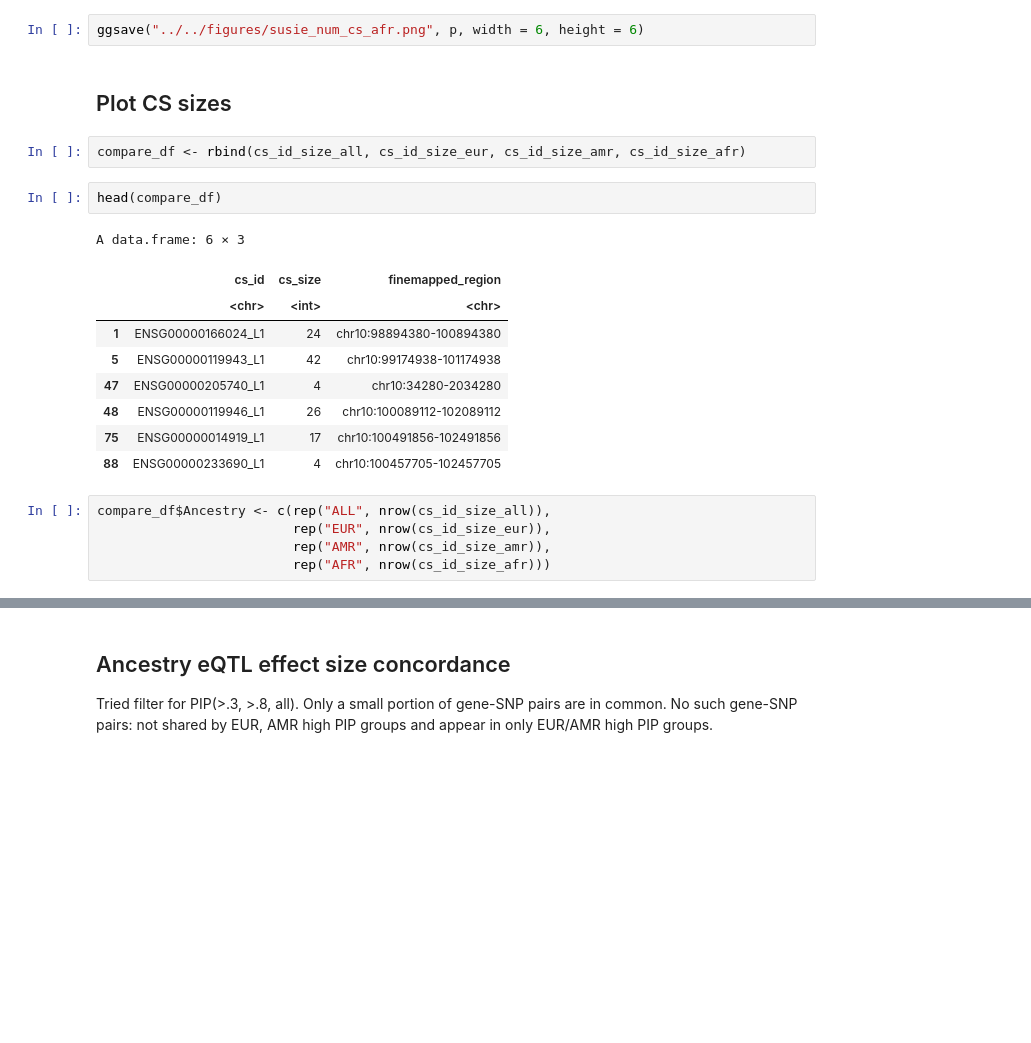
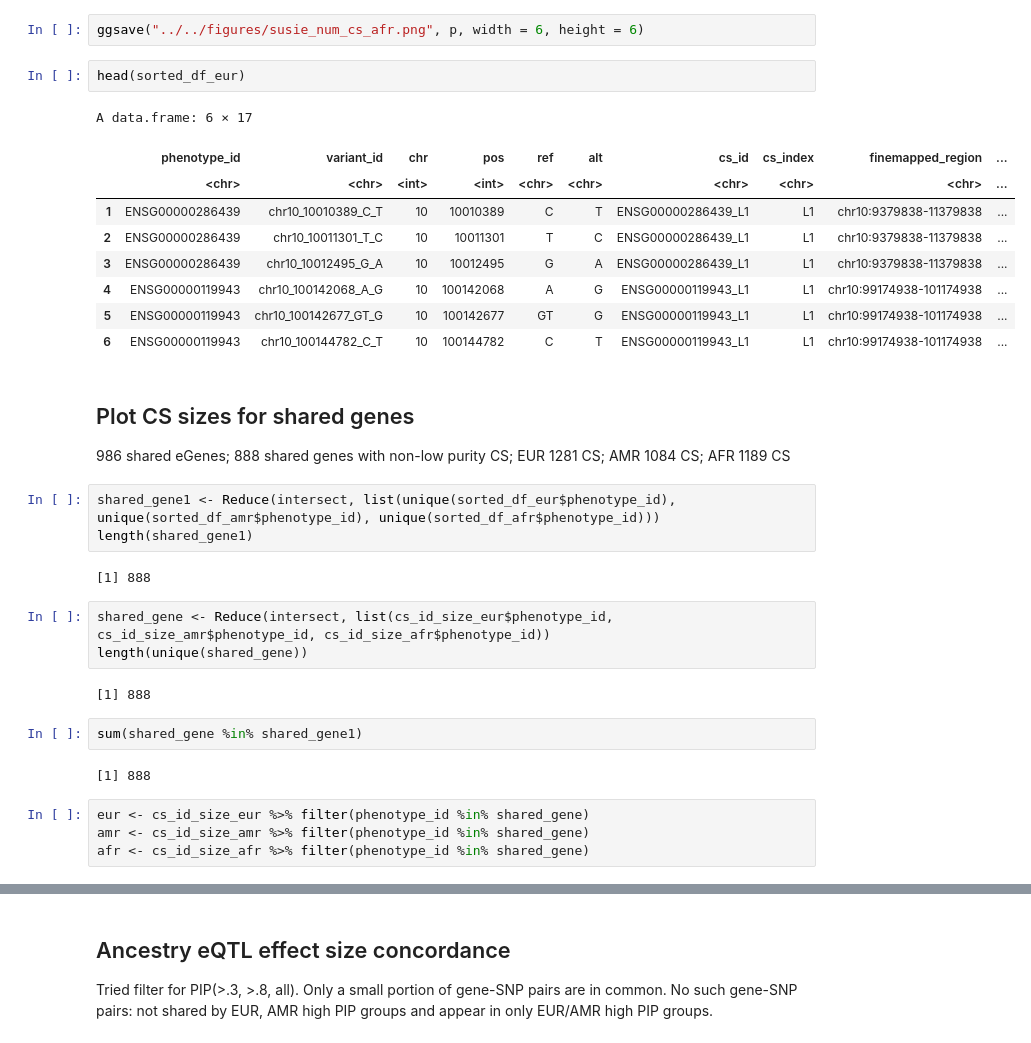
Before and after one commit to gandallab/devBrain_xQTL, a Jupyter notebook: code/04-QTL/cis-eQTL/susie_analysis.ipynb, the cells around one changed output, grey strips where cells are left out. Saved outputs shown, nothing was run; the diff lists cells and outputs as text; blank space fills up the shorter version.

```diff
--- a/code/04-QTL/cis-eQTL/susie_analysis.ipynb
+++ b/code/04-QTL/cis-eQTL/susie_analysis.ipynb
@@ -515,24 +521,36 @@ p
 [figure]
 # %%
 ggsave("../../figures/susie_num_cs_afr.png", p, width = 6, height = 6)
-# %% [markdown]
-## Plot CS sizes
-# %%
-compare_df <- rbind(cs_id_size_all, cs_id_size_eur, cs_id_size_amr, cs_id_size_afr)
 # %%
-head(compare_df)
+head(sorted_df_eur)
 # %% [output]
-A data.frame: 6 × 3
+A data.frame: 6 × 17
-|  | cs_id | cs_size | finemapped_region |
-|  | <chr> | <int> | <chr> |
-| 1 | ENSG00000166024_L1 | 24 | chr10:98894380-100894380 |
-| 5 | ENSG00000119943_L1 | 42 | chr10:99174938-101174938 |
-| 47 | ENSG00000205740_L1 | 4 | chr10:34280-2034280 |
-| 48 | ENSG00000119946_L1 | 26 | chr10:100089112-102089112 |
-| 75 | ENSG00000014919_L1 | 17 | chr10:100491856-102491856 |
-| 88 | ENSG00000233690_L1 | 4 | chr10:100457705-102457705 |
+|  | phenotype_id | variant_id | chr | pos | ref | alt | cs_id | cs_index | finemapped_region | ... |
+|  | <chr> | <chr> | <int> | <int> | <chr> | <chr> | <chr> | <chr> | <chr> | ... |
+| 1 | ENSG00000286439 | chr10_10010389_C_T | 10 | 10010389 | C | T | ENSG00000286439_L1 | L1 | chr10:9379838-11379838 | ... |
+| 2 | ENSG00000286439 | chr10_10011301_T_C | 10 | 10011301 | T | C | ENSG00000286439_L1 | L1 | chr10:9379838-11379838 | ... |
+| 3 | ENSG00000286439 | chr10_10012495_G_A | 10 | 10012495 | G | A | ENSG00000286439_L1 | L1 | chr10:9379838-11379838 | ... |
+| 4 | ENSG00000119943 | chr10_100142068_A_G | 10 | 100142068 | A | G | ENSG00000119943_L1 | L1 | chr10:99174938-101174938 | ... |
+| 5 | ENSG00000119943 | chr10_100142677_GT_G | 10 | 100142677 | GT | G | ENSG00000119943_L1 | L1 | chr10:99174938-101174938 | ... |
+| 6 | ENSG00000119943 | chr10_100144782_C_T | 10 | 100144782 | C | T | ENSG00000119943_L1 | L1 | chr10:99174938-101174938 | ... |
-# %%
-compare_df$Ancestry <- c(rep("ALL", nrow(cs_id_size_all)),
-                         rep("EUR", nrow(cs_id_size_eur)),
-                         rep("AMR", nrow(cs_id_size_amr)),
-                         rep("AFR", nrow(cs_id_size_afr)))
+# %% [markdown]
+## Plot CS sizes for shared genes
+986 shared eGenes; 888 shared genes with non-low purity CS; EUR 1281 CS; AMR 1084 CS; AFR 1189 CS
+# %%
+shared_gene1 <- Reduce(intersect, list(unique(sorted_df_eur$phenotype_id), unique(sorted_df_amr$phenotype_id), unique(sorted_df_afr$phenotype_id)))
+length(shared_gene1)
+# %% [output]
+[1] 888
+# %%
+shared_gene <- Reduce(intersect, list(cs_id_size_eur$phenotype_id, cs_id_size_amr$phenotype_id, cs_id_size_afr$phenotype_id))
+length(unique(shared_gene))
+# %% [output]
+[1] 888
+# %%
+sum(shared_gene %in% shared_gene1)
+# %% [output]
+[1] 888
+# %%
+eur <- cs_id_size_eur %>% filter(phenotype_id %in% shared_gene)
+amr <- cs_id_size_amr %>% filter(phenotype_id %in% shared_gene)
+afr <- cs_id_size_afr %>% filter(phenotype_id %in% shared_gene)
```
Also changed, not shown: parts of 34 cells of this notebook, 47 other files.
